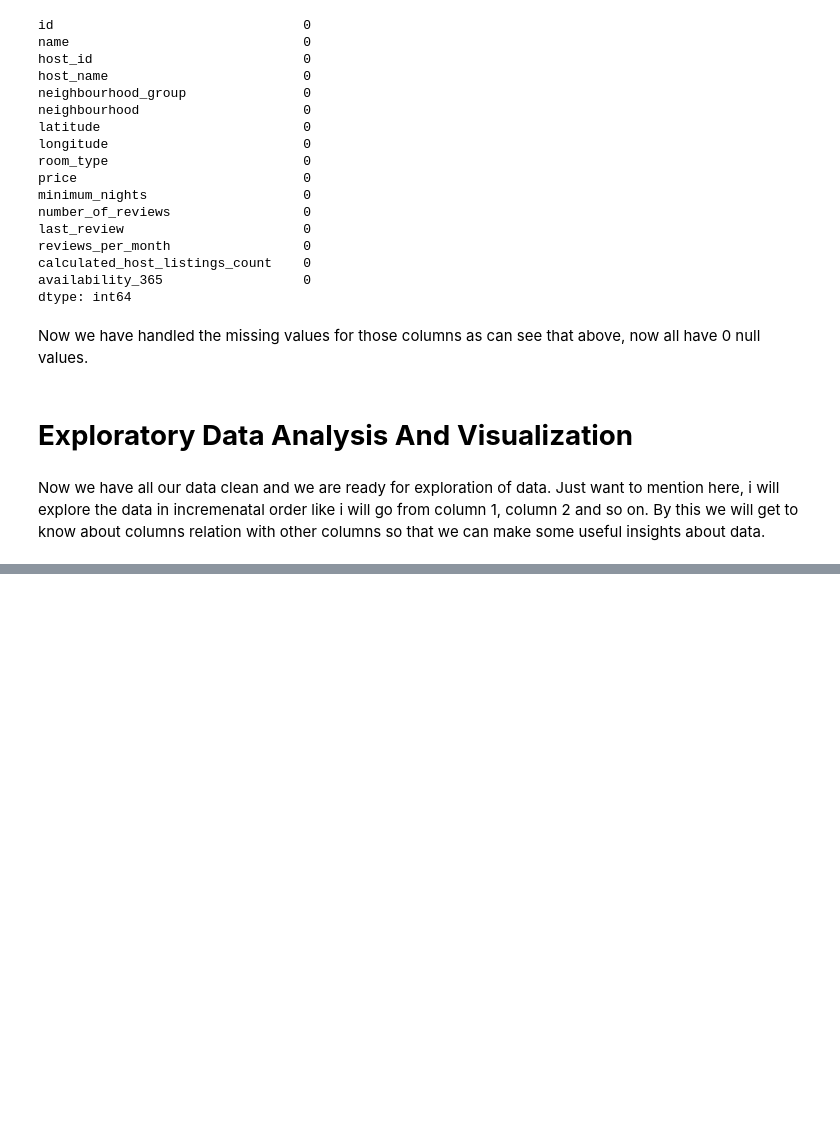
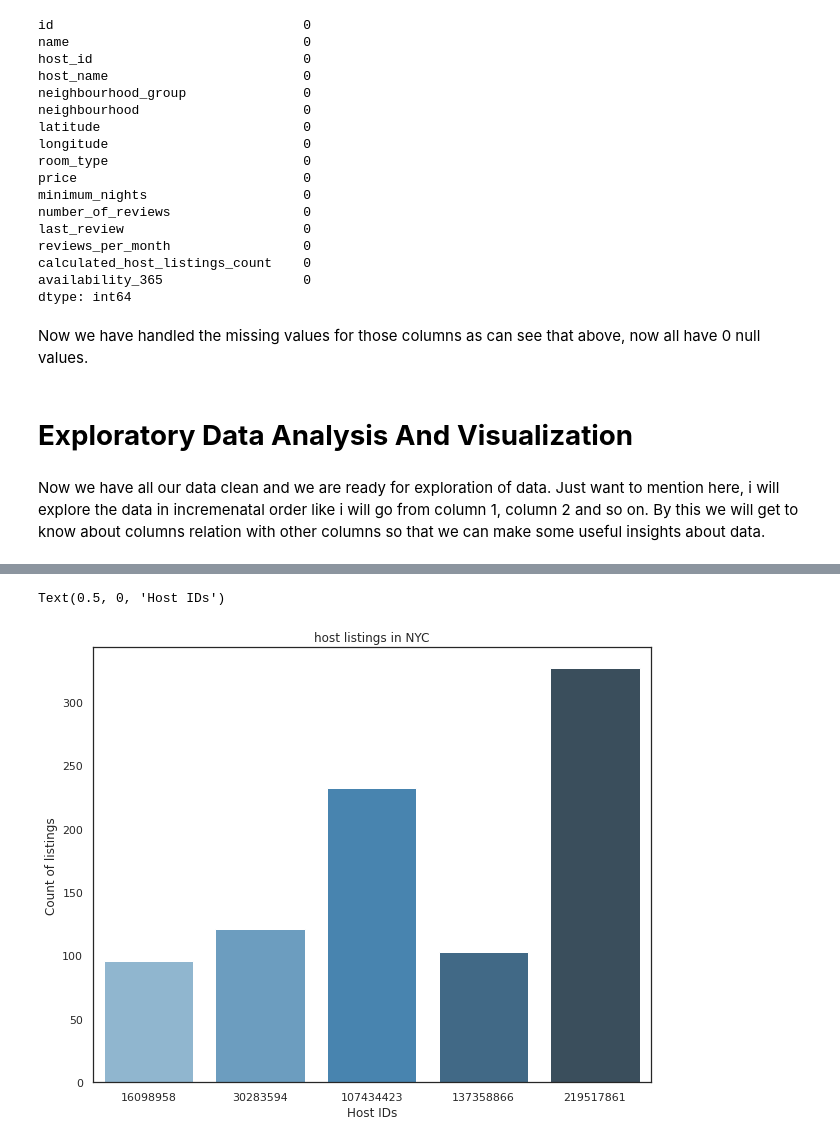
Before and after one commit to Ratnakar2022/Airbnb-data-analysis, a Jupyter notebook: Airbnb_Bookings_Analysis_Capstone_Project.ipynb, the cells around one changed output, grey strips where cells are left out. Cells and saved outputs as stored; diff of their text form; code cells hidden in the pictures; blank space fills up the shorter version.

```diff
--- a/Airbnb_Bookings_Analysis_Capstone_Project.ipynb
+++ b/Airbnb_Bookings_Analysis_Capstone_Project.ipynb
@@ -150,0 +168,9 @@ Now we have all our data clean and we are ready for exploration of data. Just wa
+# %%
+top_host_id=df_airbnb.host_id.value_counts().head(5)
+calculated_host=df_airbnb.calculated_host_listings_count.max()
+
+# We need to create a Data frame for these series
+top_host_id1=pd.DataFrame(top_host_id)
+top_host_id1.reset_index(inplace=True)
+top_host_id1.rename(columns={'index':'Host_ID', 'host_id':'Total_Count'}, inplace=True)
+top_host_id1
@@ -150,0 +184,14 @@ Now we have all our data clean and we are ready for exploration of data. Just wa
+# %%
+# let's create some visulization on these above data
+# figure size for  visualizations
+sns.set(rc={'figure.figsize':(10,8)})
+sns.set_style('white')
+
+viz_1=sns.barplot(x="Host_ID", y="Total_Count", data=top_host_id1,
+                 palette='Blues_d')
+viz_1.set_title('host listings in NYC')
+viz_1.set_ylabel('Count of listings')
+viz_1.set_xlabel('Host IDs')
+# %% [output]
+Text(0.5, 0, 'Host IDs')
+[figure, added]
```
Also changed, not shown: parts of 3 cells of this notebook.
